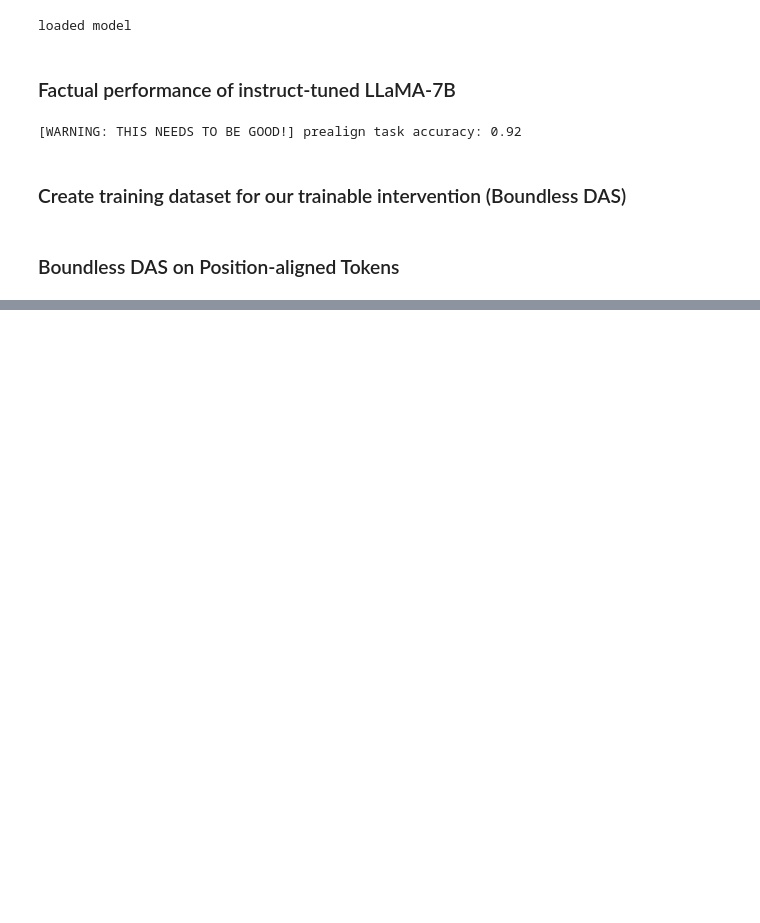
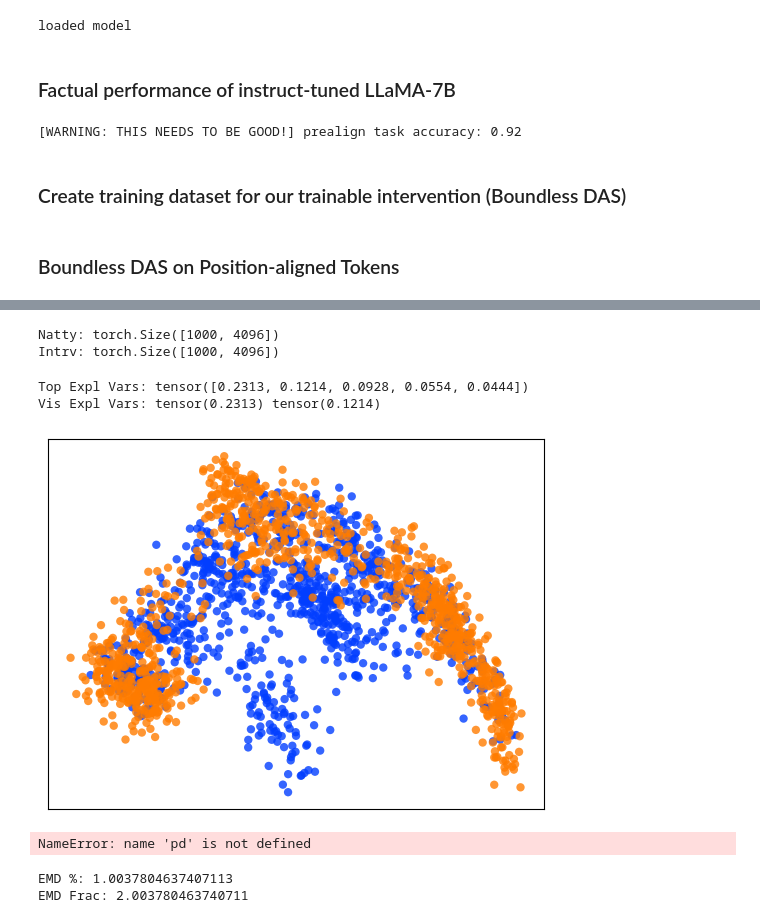
Before and after one commit to grantsrb/rep_divergence, a Jupyter notebook: divergence/Boundless_DAS.ipynb, the cells around one changed output, grey strips where cells are left out. Drawn from its saved outputs; the diff is of its cells as text; code cells hidden in the pictures; blank space fills up the shorter version.

Commit message:
restructure for rep divergence project

```diff
--- a/divergence/Boundless_DAS.ipynb
+++ b/divergence/Boundless_DAS.ipynb
@@ -400,0 +314,60 @@ def interleave_scatter(
+# %%
+import os
+import pandas as pd
+import numpy as np
+from divergence_utils import visualize_states
+np.random.seed(12345)
+torch.manual_seed(12345)
+
+n_samples = 10
+d = natty_states.shape[-1]
+
+print()
+print("Natty:", natty_states.shape)
+print("Intrv:", intrv_states.shape)
+emd_df_dict = {
+    "sample_id": [],
+    "mse": [],
+    "emd": [],
+    "base_emd": [],
+}
+for samp_id in range(n_samples):
+    diffs = visualize_states(
+        natty_states,
+        intrv_states,
+        xdim=0,
+        ydim=1,
+        save_name="figs/das_divergence.png",
+        expl_var_threshold=0,
+        emd_sample_type="permute",
+        emd_sample_size=len(natty_states)//2,
+        normalize_emd=True,
+        visualize=samp_id==0,
+    )
+    mse = diffs["mse"]
+    emd = diffs["emd"]
+    base_emd = diffs["base_emd"]
+    emd_df_dict["sample_id"].append(samp_id)
+    emd_df_dict["emd"].append(emd)
+    emd_df_dict["base_emd"].append(base_emd)
+    emd_df_dict["mse"].append(mse)
+emd_df = pd.DataFrame(emd_df_dict)
+emd_df[["base_emd","emd",]].mean()
+# %% [output]
+Natty: torch.Size([1000, 4096])
+Intrv: torch.Size([1000, 4096])
+Top Expl Vars: tensor([0.2313, 0.1214, 0.0928, 0.0554, 0.0444])
+Vis Expl Vars: tensor(0.2313) tensor(0.1214)
+[figure, added]
+NameError: name 'pd' is not defined
+# %%
+d = dict(emd_df[["base_emd","emd",]].mean())
+base_emd = d["base_emd"]
+emd = d["emd"]
+perc = (emd-base_emd)/base_emd
+frac = emd/base_emd
+print("EMD %:", perc)
+print("EMD Frac:", frac)
+# %% [output]
+EMD %: 1.0037804637407113
+EMD Frac: 2.003780463740711
```
Also changed, not shown: parts of 5 cells of this notebook, 55 other files.
